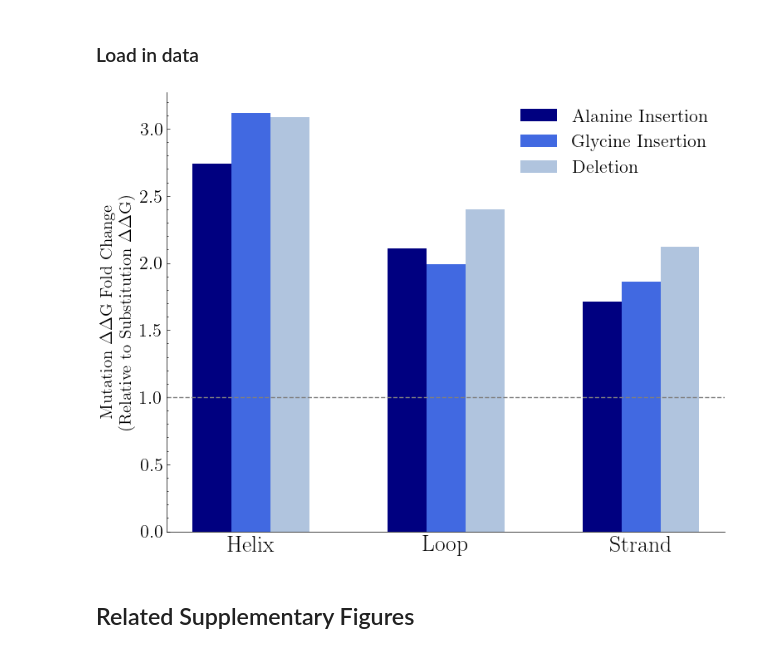
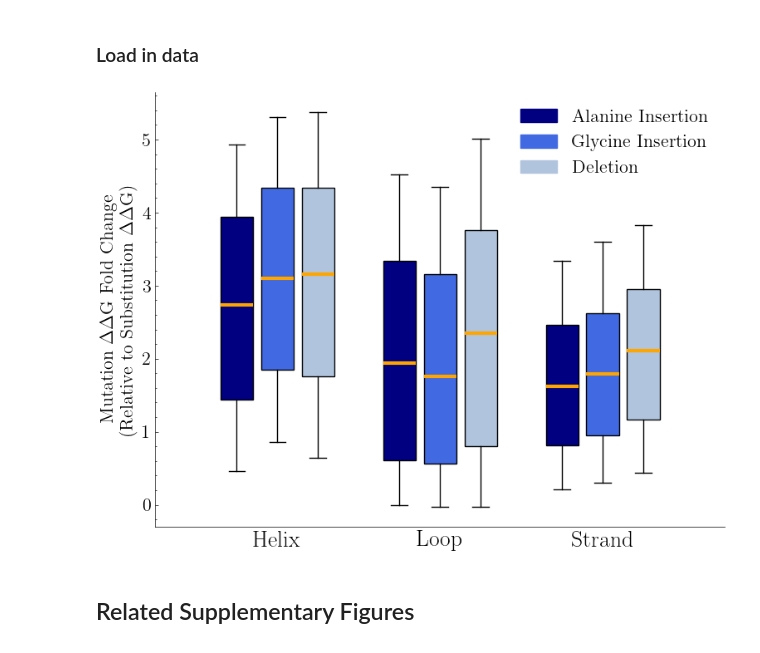
Before and after one commit to ntranoslab/diff-tol, a Jupyter notebook: code/fig3.ipynb, the cells around one changed output. Cells and saved outputs as stored; diff of their text form; code cells hidden in the pictures.

```diff
--- a/code/fig3.ipynb
+++ b/code/fig3.ipynb
@@ -338,18 +306,60 @@ def grouped_bar_plot(categories: list, values_list:list, group_labels: list=None
-# %%
-grouped_bar_plot([dssp_struct[x] for x in list(struct_ddg.keys())], list(np.array(list(struct_ddg.values())).T),
-                ["Alanine Insertion", "Glycine Insertion", "Deletion"], ylab="Mutation $\\Delta\\Delta$G Fold Change\n(Relative to Substitution $\\Delta\\Delta$G)",
-                colors=["navy", "royalblue", "lightsteelblue"], lfs=16)
-plt.axhline(1, color="grey", ls="--")
-
-plt.gca().spines['top'].set_visible(False)
-plt.gca().spines['right'].set_visible(False)
-plt.yticks(size=16)
-plt.xticks(size=20)
-plt.tick_params(top=False, right=False, bottom=False, which="both")
-plt.savefig("../figures/fig3d.pdf")
-plt.show()
-# %% [output]
-[figure, removed]
+# %%
+dssp_struct = {"H": "Helix", "L": "Loop", "E": "Strand"}
+cols = ["ddG_ML_ins_ala", "ddG_ML_ins_gly", "ddG_ML_dels"]
+
+# Collect grouped data
+grouped_data = {col: [] for col in cols}
+positions = []
+labels = []
+offsets = [-0.25, 0, 0.25]
+xticks = []
+xtick_labels = []
+
+for i, (struct_code, struct_label) in enumerate(dssp_struct.items()):
+    df = tsuboyama.query(f'dssp == "{struct_code}"')
+    avg_subs = df["ddG_ML_avg_subs"].mean()
+    norm = df[cols] / avg_subs
+
+    for j, col in enumerate(cols):
+        grouped_data[col].append(norm[col].dropna())
+        positions.append(i + offsets[j])
+
+    xticks.append(i)
+    xtick_labels.append(struct_label)
+
+colors = ["navy", "royalblue", "lightsteelblue"]
+for i, col in enumerate(cols):
+    plt.boxplot(
+        grouped_data[col],
+        positions=[xtick + offsets[i] for xtick in xticks],
+        widths=0.2,
+        patch_artist=True,
+        boxprops=dict(facecolor=colors[i]),
+        medianprops=dict(color="orange", linewidth=3),
+        showfliers=False, whis=(10,90)
+    )
+
+plt.xticks(ticks=xticks, labels=xtick_labels)
+plt.ylabel("Mutation $\\Delta\\Delta$G Fold Change\n(Relative to Substitution $\\Delta\\Delta$G)")
+plt.legend(
+    handles=[
+        plt.Rectangle((0, 0), 1, 1, color=c) for c in colors
+    ],
+    labels=["Alanine Insertion", "Glycine Insertion", "Deletion"],
+    loc="upper right"
+)
+
+plt.gca().spines['top'].set_visible(False)
+plt.gca().spines['right'].set_visible(False)
+plt.yticks(size=16)
+plt.xticks(size=20)
+plt.tick_params(top=False, right=False, bottom=False, which="both")
+
+plt.tight_layout()
+plt.savefig("../figures/fig3d.pdf")
+plt.show()
+# %% [output]
+[figure, added]
 # %% [markdown]
 ## Related Supplementary Figures
 # %% [markdown]
```
Also changed, not shown: parts of 2 cells of this notebook, 4 other files.
